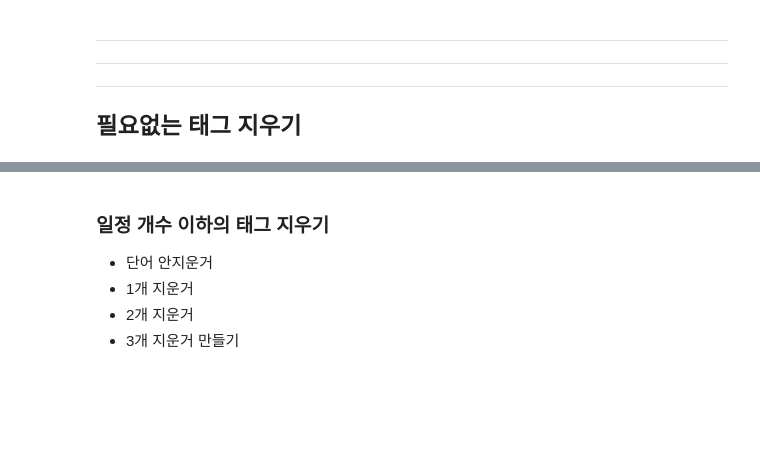
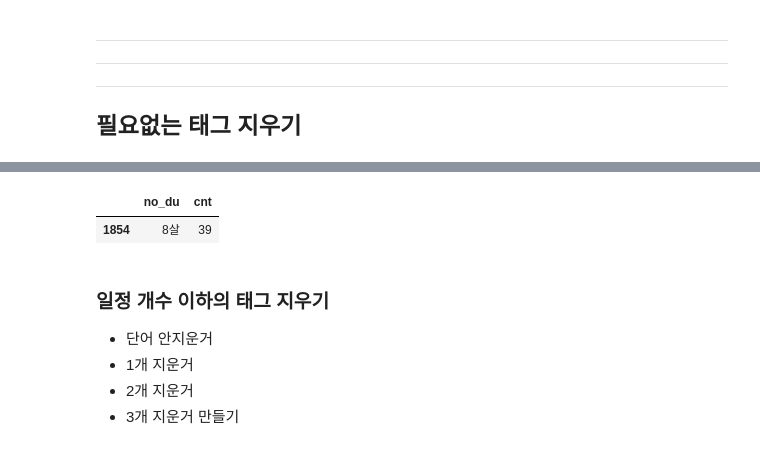
Before and after one commit to RecommendU/ForU, a Jupyter notebook: 박정호/[09_08_박정호] 0개 ~ 3개 태그 지움 이건 안봐도 상관없습니다.ipynb, the cells around one changed output, grey strips where cells are left out. Saved outputs shown, nothing was run; the diff lists cells and outputs as text; code cells hidden in the pictures; blank space fills up the shorter version.

```diff
--- a/박정호/[09_08_박정호] 0개 ~ 3개 태그 지움 이건 안봐도 상관없습니다.ipynb
+++ b/박정호/[09_08_박정호] 0개 ~ 3개 태그 지움 이건 안봐도 상관없습니다.ipynb
@@ -208,3 +165,8 @@ ddf
+# %%
+ddf[ddf['no_du'] == '8살']
+# %% [output]
+|  | no_du | cnt |
+| 1854 | 8살 | 39 |
 # %% [markdown]
 ### 일정 개수 이하의 태그 지우기
 - 단어 안지운거
```
Also changed, not shown: parts of 22 cells of this notebook.
